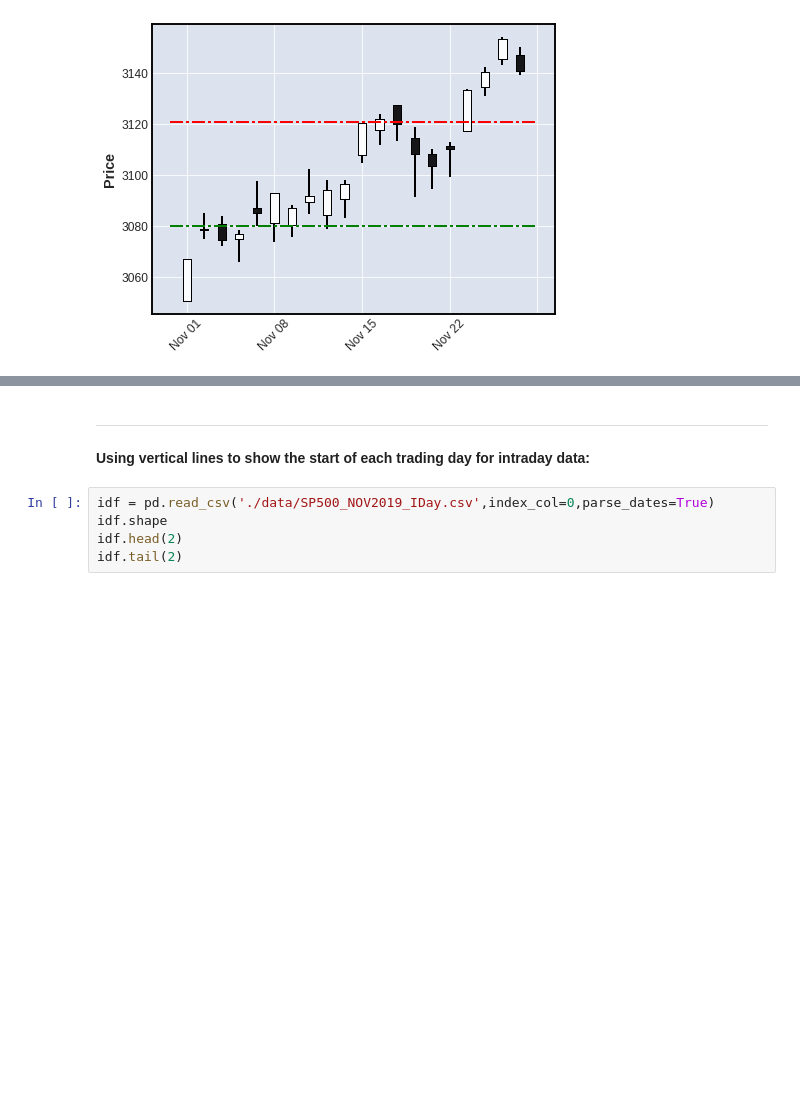
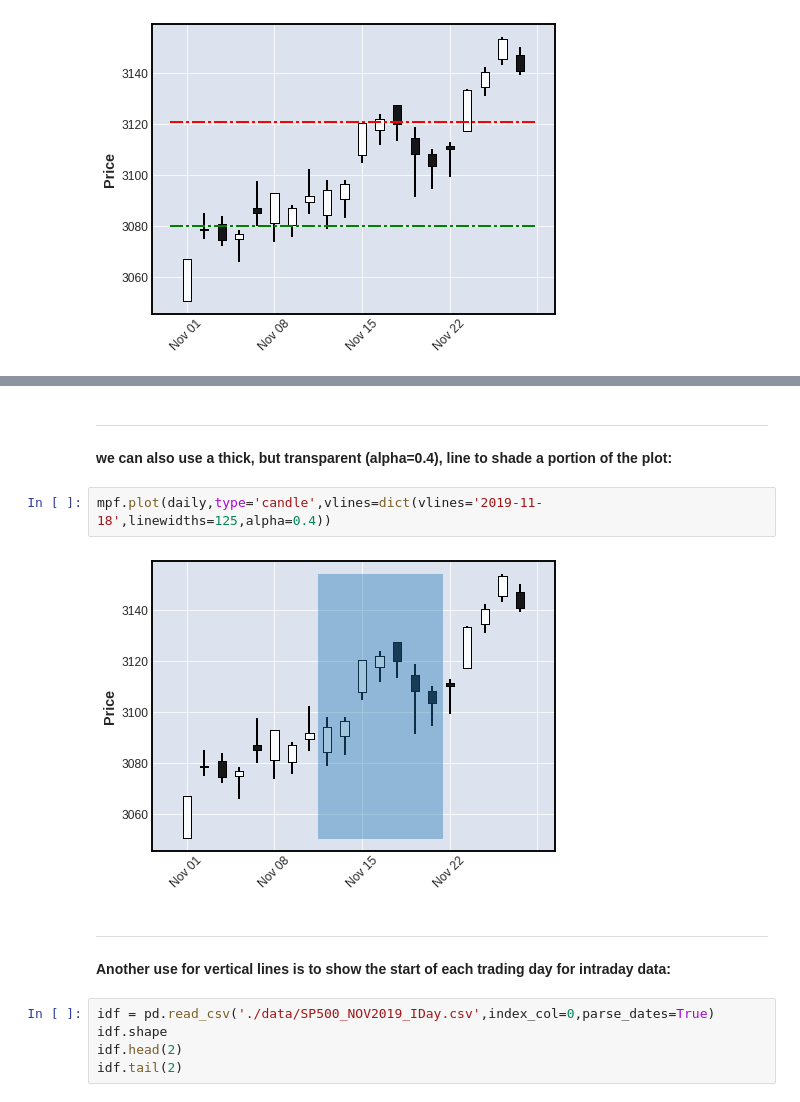
Before and after one commit to matplotlib/mplfinance, a Jupyter notebook: examples/using_lines.ipynb, the cells around one changed output, grey strips where cells are left out. Drawn from its saved outputs; the diff is of its cells as text; blank space fills up the shorter version.

Commit message:
almost done "lines" notebook

```diff
--- a/examples/using_lines.ipynb
+++ b/examples/using_lines.ipynb
@@ -87,9 +88,17 @@ mpf.plot(daily,type='candle',vlines=dict(vlines=['2019-11-06','2019-11-15','2019
 # %% [output]
 [figure]
+# %% [markdown]
+---
+
+**we can also use a thick, but transparent (alpha=0.4), line to shade a portion of the plot:**
+# %%
+mpf.plot(daily,type='candle',vlines=dict(vlines='2019-11-18',linewidths=125,alpha=0.4))
+# %% [output]
+[figure, added]
 # %% [markdown]
 ---
 
-**Using vertical lines to show the start of each trading day for intraday data:**
+**Another use for vertical lines is to show the start of each trading day for intraday data:**
 # %%
 idf = pd.read_csv('./data/SP500_NOV2019_IDay.csv',index_col=0,parse_dates=True)
 idf.shape
```
Also changed, not shown: parts of 24 cells of this notebook, 2 other files.
